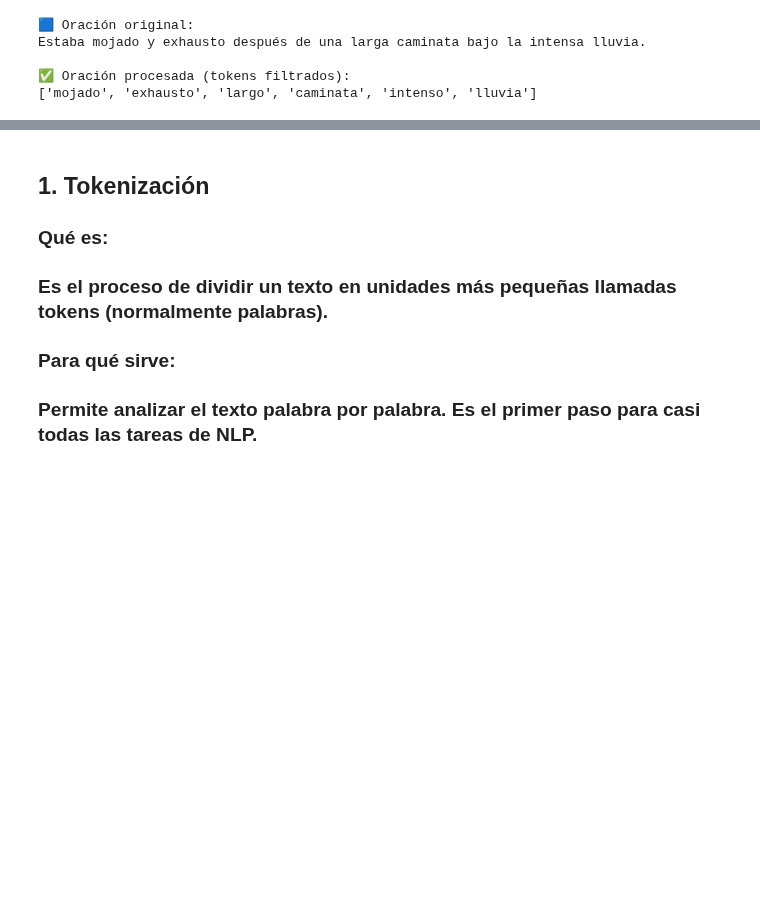
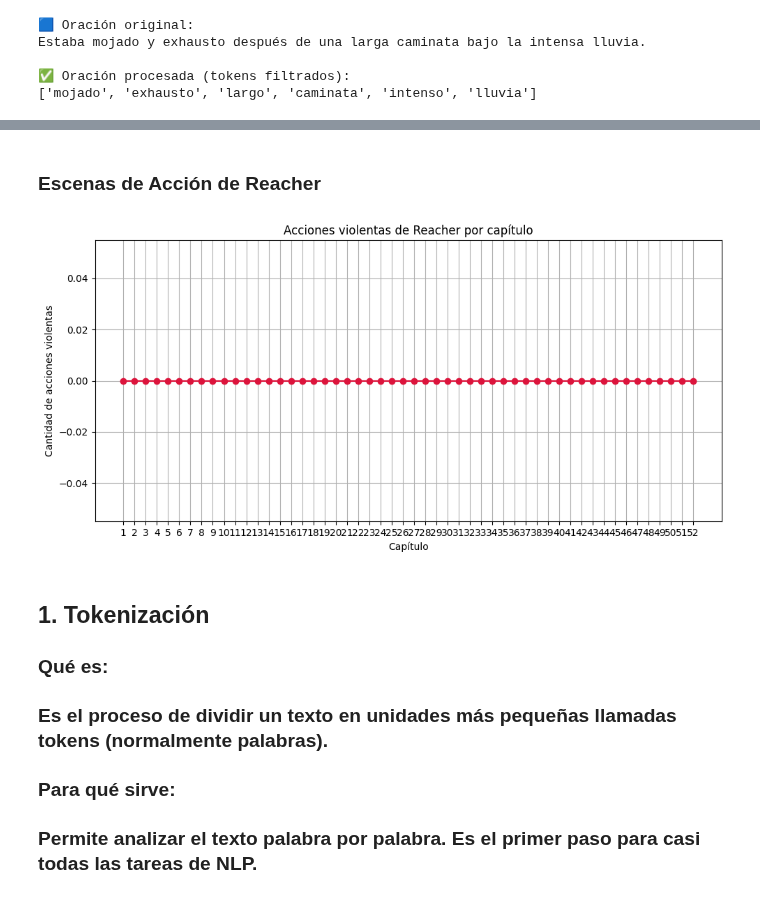
Before and after one commit to Leucocitokiller/Proyecto-Fina-NLP, a Jupyter notebook: NLP_Jack_Reacher.ipynb, the cells around one changed output, grey strips where cells are left out. Saved outputs shown, nothing was run; the diff lists cells and outputs as text; code cells hidden in the pictures; blank space fills up the shorter version.

```diff
--- a/NLP_Jack_Reacher.ipynb
+++ b/NLP_Jack_Reacher.ipynb
@@ -343,7 +375,7 @@ Me detuvieron en la cafetería de Eno.
 # %%
 from spacy import displacy
 
-oración_prueba_doc = nlp(oraciones_por_capitulo[0][3])
+oración_prueba_doc = nlp(oraciones_por_capitulo[0][2])
 
 # Mostrar las relaciones de dependencia y el árbol de análisis
 for token in oración_prueba_doc:
@@ -397,0 +485,2 @@ Estaba mojado y exhausto después de una larga caminata bajo la intensa lluvia.
+# %% [markdown]
+### Escenas de Acción de Reacher
@@ -398,3 +508,15 @@ Estaba mojado y exhausto después de una larga caminata bajo la intensa lluvia.
+# %%
+plt.figure(figsize=(10, 5))
+plt.plot(range(1, len(acciones_violentas_reacher)+1), acciones_violentas_reacher, marker='o', color='crimson')
+plt.title("Acciones violentas de Reacher por capítulo")
+plt.xlabel("Capítulo")
+plt.ylabel("Cantidad de acciones violentas")
+plt.grid(True)
+plt.xticks(range(1, len(acciones_violentas_reacher)+1))
+plt.tight_layout()
+plt.show()
+# %% [output]
+[figure, added]
 # %% [markdown]
 ## **1. Tokenización**
 ### **Qué es:**
```
Also changed, not shown: parts of 19 cells of this notebook.
